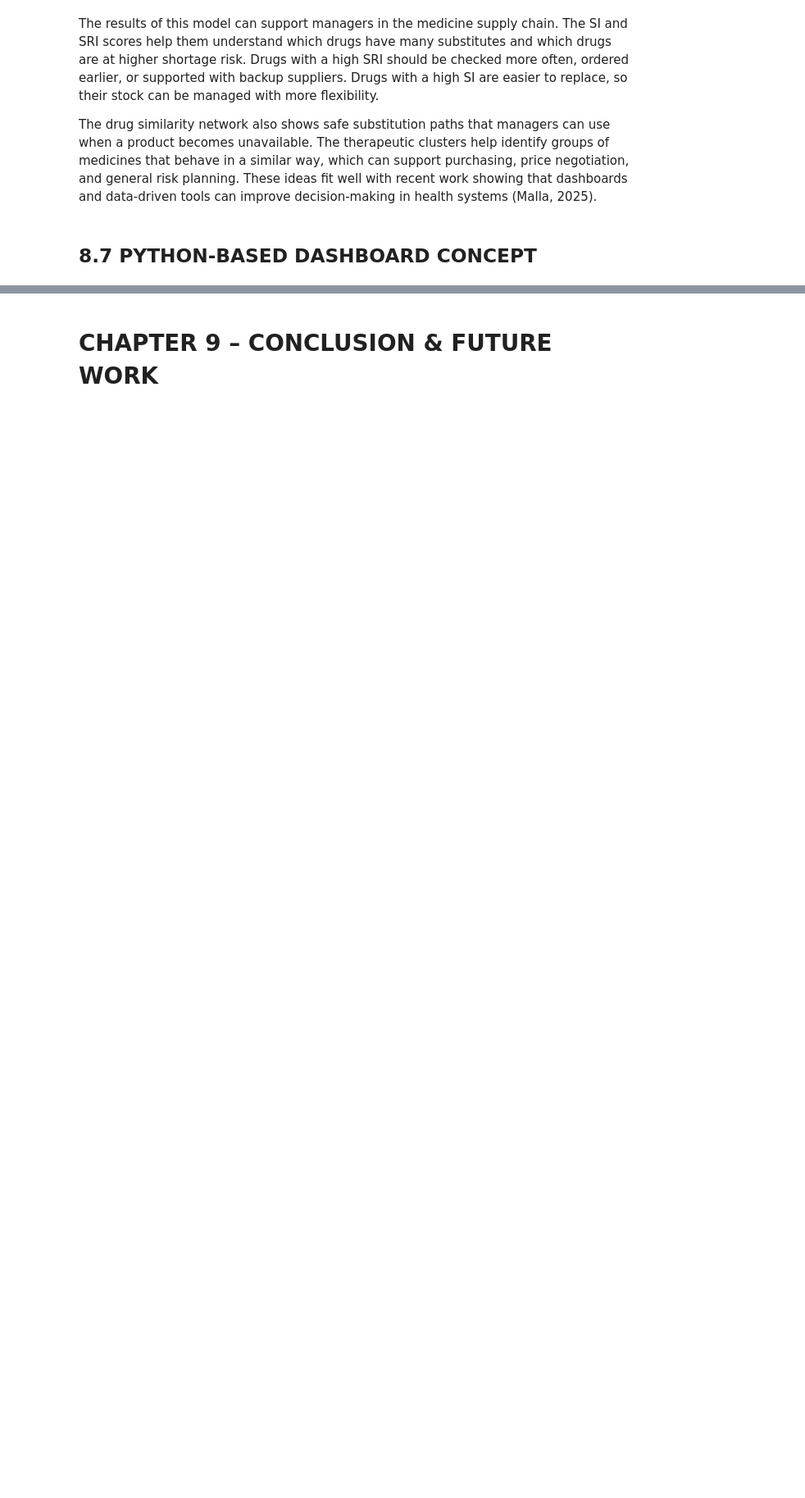
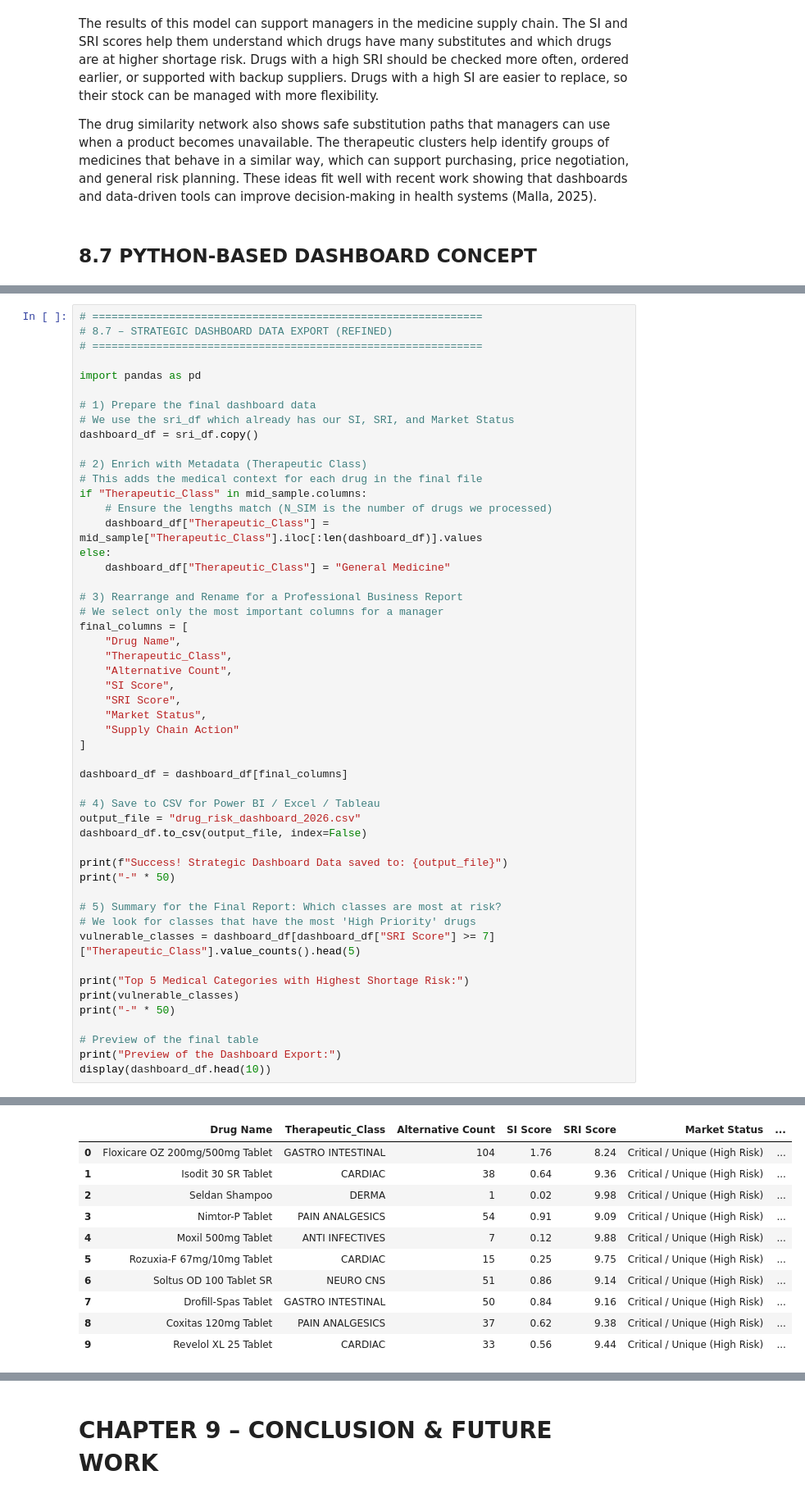
Before and after one commit to fatemehmsh90/Business-Data-Analytics-Project, a Jupyter notebook: FINAL_IBS_PROJECT_FATEMEH.ipynb, the cells around one changed output, grey strips where cells are left out. Shown at 82% size. Cells and saved outputs as stored; diff of their text form; blank space fills up the shorter version.

```diff
--- a/FINAL_IBS_PROJECT_FATEMEH.ipynb
+++ b/FINAL_IBS_PROJECT_FATEMEH.ipynb
@@ -2126,0 +2078,52 @@ In this part, a small summary table was created to support a simple dashboard fo
+# %%
+# =============================================================
+# 8.7 – STRATEGIC DASHBOARD DATA EXPORT (REFINED)
+# =============================================================
+
+import pandas as pd
+
+# 1) Prepare the final dashboard data
+# We use the sri_df which already has our SI, SRI, and Market Status
+dashboard_df = sri_df.copy()
+
+# 2) Enrich with Metadata (Therapeutic Class)
+# This adds the medical context for each drug in the final file
+if "Therapeutic_Class" in mid_sample.columns:
+    # Ensure the lengths match (N_SIM is the number of drugs we processed)
+    dashboard_df["Therapeutic_Class"] = mid_sample["Therapeutic_Class"].iloc[:len(dashboard_df)].values
+else:
+    dashboard_df["Therapeutic_Class"] = "General Medicine"
+
+# 3) Rearrange and Rename for a Professional Business Report
+# We select only the most important columns for a manager
+final_columns = [
+    "Drug Name",
+    "Therapeutic_Class",
+    "Alternative Count",
+    "SI Score",
+    "SRI Score",
+    "Market Status",
+    "Supply Chain Action"
+]
+
+dashboard_df = dashboard_df[final_columns]
+
+# 4) Save to CSV for Power BI / Excel / Tableau
+output_file = "drug_risk_dashboard_2026.csv"
+dashboard_df.to_csv(output_file, index=False)
+
+print(f"Success! Strategic Dashboard Data saved to: {output_file}")
+print("-" * 50)
+
+# 5) Summary for the Final Report: Which classes are most at risk?
+# We look for classes that have the most 'High Priority' drugs
+vulnerable_classes = dashboard_df[dashboard_df["SRI Score"] >= 7]["Therapeutic_Class"].value_counts().head(5)
+
+print("Top 5 Medical Categories with Highest Shortage Risk:")
+print(vulnerable_classes)
+print("-" * 50)
+
+# Preview of the final table
+print("Preview of the Dashboard Export:")
+display(dashboard_df.head(10))
+# %% [output]
@@ -2126,0 +2142,11 @@ In this part, a small summary table was created to support a simple dashboard fo
+|  | Drug Name | Therapeutic_Class | Alternative Count | SI Score | SRI Score | Market Status | ... |
+| 0 | Floxicare OZ 200mg/500mg Tablet | GASTRO INTESTINAL | 104 | 1.76 | 8.24 | Critical / Unique (High Risk) | ... |
+| 1 | Isodit 30 SR Tablet | CARDIAC | 38 | 0.64 | 9.36 | Critical / Unique (High Risk) | ... |
+| 2 | Seldan Shampoo | DERMA | 1 | 0.02 | 9.98 | Critical / Unique (High Risk) | ... |
+| 3 | Nimtor-P Tablet | PAIN ANALGESICS | 54 | 0.91 | 9.09 | Critical / Unique (High Risk) | ... |
+| 4 | Moxil 500mg Tablet | ANTI INFECTIVES | 7 | 0.12 | 9.88 | Critical / Unique (High Risk) | ... |
+| 5 | Rozuxia-F 67mg/10mg Tablet | CARDIAC | 15 | 0.25 | 9.75 | Critical / Unique (High Risk) | ... |
+| 6 | Soltus OD 100 Tablet SR | NEURO CNS | 51 | 0.86 | 9.14 | Critical / Unique (High Risk) | ... |
+| 7 | Drofill-Spas Tablet | GASTRO INTESTINAL | 50 | 0.84 | 9.16 | Critical / Unique (High Risk) | ... |
+| 8 | Coxitas 120mg Tablet | PAIN ANALGESICS | 37 | 0.62 | 9.38 | Critical / Unique (High Risk) | ... |
+| 9 | Revelol XL 25 Tablet | CARDIAC | 33 | 0.56 | 9.44 | Critical / Unique (High Risk) | ... |
```
Also changed, not shown: parts of 4 cells of this notebook.
